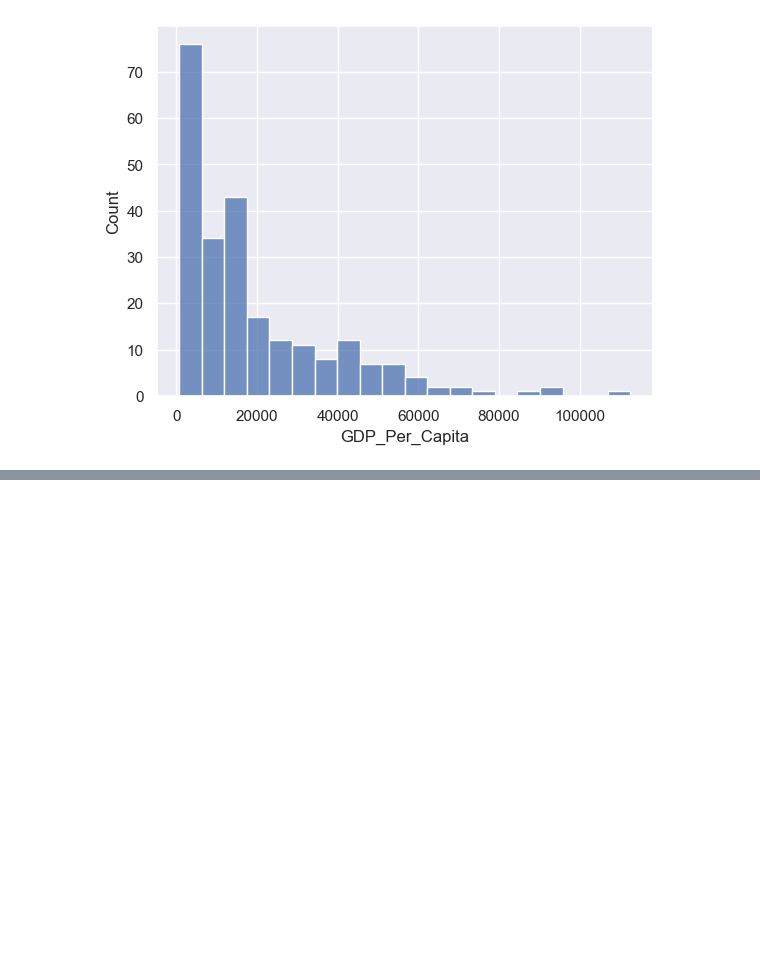
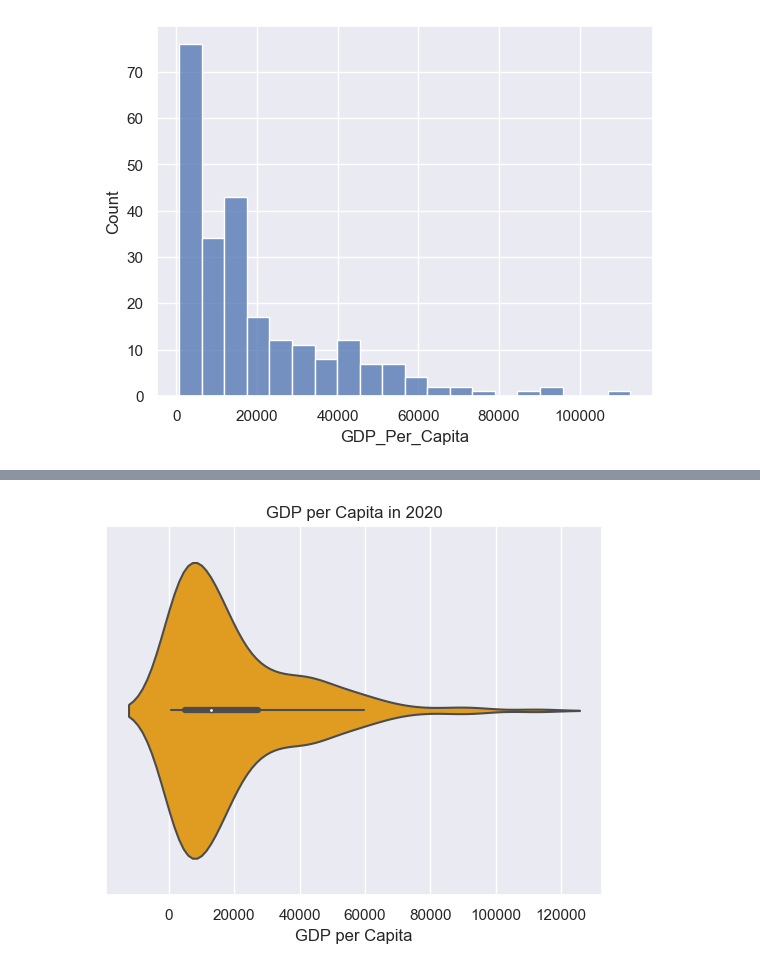
Before and after one commit to NSS-Full-Time-Data-Analytics-11/un-project-Sree0127, a Jupyter notebook: notebooks/gdp_percapita.ipynb, the cells around one changed output, grey strips where cells are left out. Cells and saved outputs as stored; diff of their text form; code cells hidden in the pictures; blank space fills up the shorter version.

```diff
--- a/notebooks/gdp_percapita.ipynb
+++ b/notebooks/gdp_percapita.ipynb
@@ -325,0 +350,7 @@ plt.show()
+# %%
+sns.violinplot(x=gdp_df_2020['GDP_Per_Capita'], color='orange')
+plt.title('GDP per Capita in 2020')
+plt.xlabel('GDP per Capita')
+plt.show()
+# %% [output]
+[figure, added]
```
Also changed, not shown: parts of 10 cells of this notebook.
